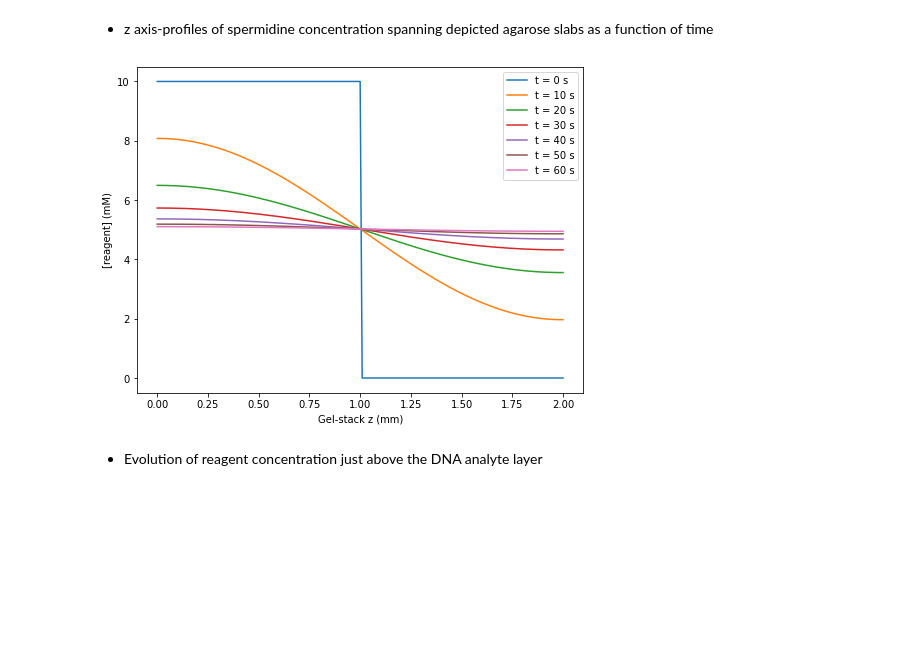
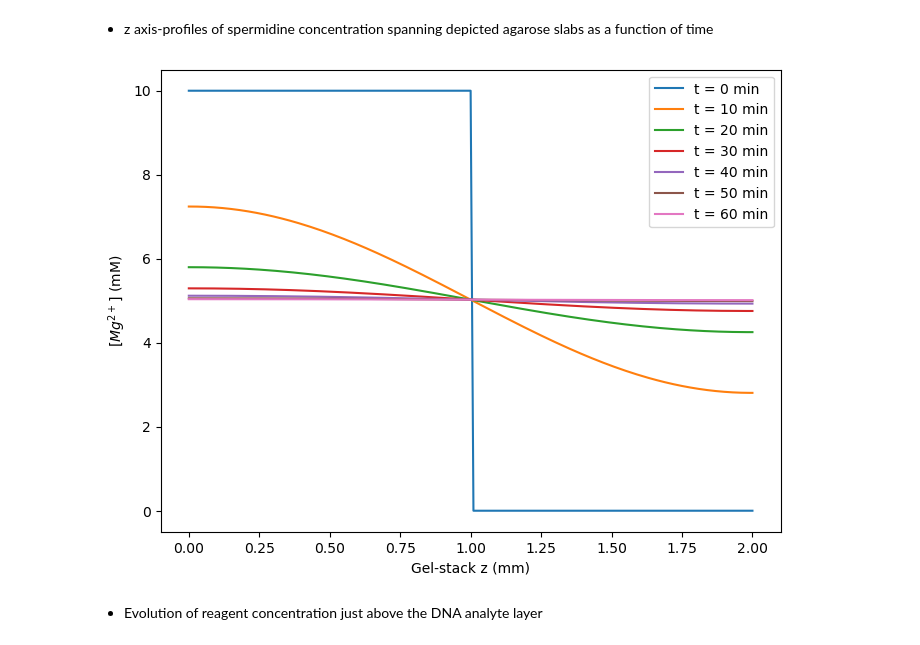
Before and after one commit to Laboratory-of-Mol-and-Comp-Genomics/GelStack, a Jupyter notebook: 1D_Fick.ipynb, the cells around one changed output. Drawn from its saved outputs; the diff is of its cells as text; code cells hidden in the pictures; blank space fills up the shorter version.

Commit message:
Update 1D_Fick.ipynb
For magnesium

```diff
--- a/1D_Fick.ipynb
+++ b/1D_Fick.ipynb
@@ -6,7 +6,8 @@ from matplotlib import pyplot as plt    #the matplotlib.pyplot library
 ### Input parameters
 # %%
 c_ini = 10.0                        # Initial concentration in mM
-diff = 4.9e-10                      # Diffusion coefficient in m^2/s
+# diff = 4.9e-10                     # Diffusion coefficient in m^2/s spermidine
+diff = 7.05e-10                     # diffusion coefficient of magnesium ++
 xf = 2.0e-3                         # Gel-Stack thickness in m
 xm = 1.0e-3                         # Reagent agarose slab thickness in m
 # %% [markdown]
@@ -14,8 +19,8 @@ xm = 1.0e-3                         # Reagent agarose slab thickness in m
 # %%
 dx = 1.0e-5                         # Spatial step size in m
 nx = int((xf) / dx + 1)             # Number of points in space
-dt = 0.1                            # 0.5 * dx**2 / (diff) in seconds
-nt = 36001                          # Number of timesteps we want to calculate (1 hour)
+dt = 0.01                           # less than 0.5 * dx**2 / (diff) in seconds
+nt = 360001                         # Number of timesteps we want to calculate (1 hour)
 
 c = np.zeros((nx, nt))              # a numpy array with nx * nt elements all equal to 0
 c[0:int(xm / dx + 1), 0] = c_ini    # Initial condition c = c_ini between 0 and xm and c = 0 elsewhere
@@ -44,15 +49,16 @@ Text(0, 0.5, '[reagent] (mM)')
 # %%
 fig, ax = plt.subplots(1, 1, figsize=(8, 6))
 ax.set_xlabel('Gel-stack z (mm)')
-ax.set_ylabel('[reagent] (mM)')
+ax.set_ylabel('$[Mg^{2+}]$ (mM)')
 
-for t in range(0, nt + 1, 6000):
-    ax.plot(np.linspace(0, xf, nx)*1000, c[:,t], label='t = %d s' % int(t/600))
+for t in range(0, nt + 1, 60000):
+    ax.plot(np.linspace(0, xf, nx)*1000, c[:,t], label='t = %d min' % int(t/6000))
 
 ax.legend(loc='best')
+#plt.savefig('one.svg')
 plt.show()
 # %% [output]
-[figure, old version]
+[figure, new version]
 # %% [markdown]
 - Evolution of reagent concentration just above the DNA analyte layer
 # %%
```
Also changed, not shown: parts of 4 cells of this notebook.
